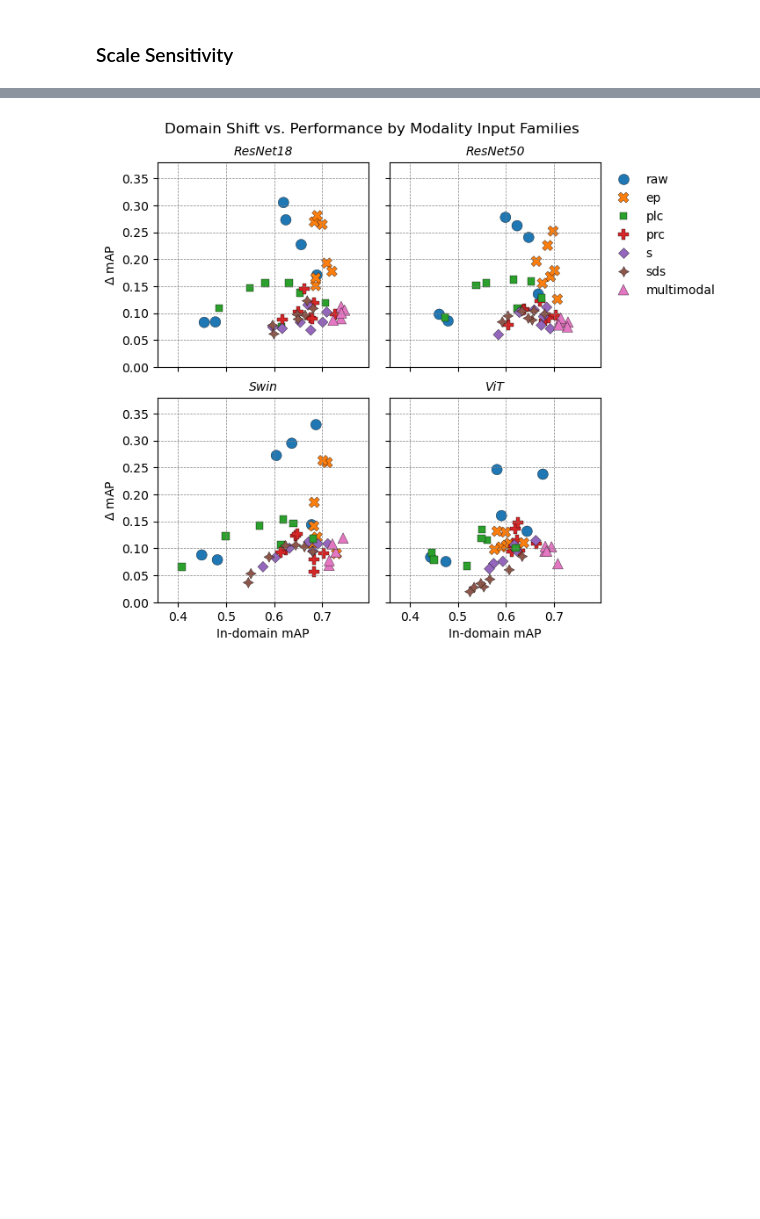
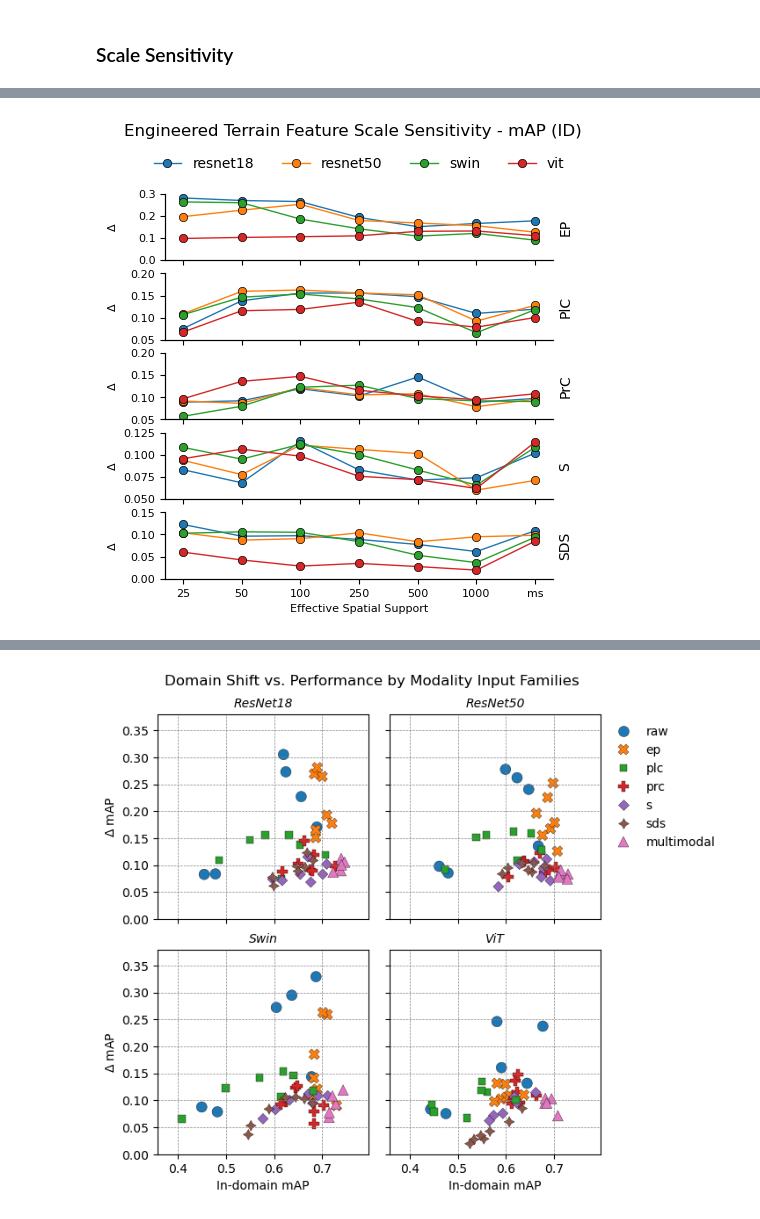
Before and after one commit to masseygeo/earthscape, a Jupyter notebook: notebooks/analysis_cls.ipynb, the cells around one changed output, grey strips where cells are left out. Saved outputs shown, nothing was run; the diff lists cells and outputs as text; code cells hidden in the pictures; blank space fills up the shorter version.

```diff
--- a/notebooks/analysis_cls.ipynb
+++ b/notebooks/analysis_cls.ipynb
@@ -491 +492,89 @@ plt.show()
+# %%
+#############################################
+# Terrain Feature Scale-Sensitivity - Delta
+#############################################
+
+# path to compiled data...
+compiled_path = os.path.join(assets_dir, 'compiled_global.csv')
+
+# metric to plot...
+metric = 'map'
+metric_label = 'mAP'
+
+# output path for figure
+output_path = os.path.join(assets_dir, 'scale_sensitivity_map_delta.png')
+
+
+##### pre-processing...
+# read compiled data into df
+df_compiled = pd.read_csv(compiled_path)
+
+# parse input modality string into modality family & scale (e.g., ep-51 -> ep, 51)
+df_compiled[['family', 'scale']] = df_compiled['input'].apply(lambda x: pd.Series(parse_features(x)))
+
+# define raw sensor feature family & scale (native GSD)...
+engineered_features = ['ep', 'plc', 'prc', 's', 'sds']
+mask1 = df_compiled['family'] == 'multimodal'
+mask2 = df_compiled['family'].isin(engineered_features)
+df_compiled.loc[~mask1 & ~mask2, ['family', 'scale']] = 'raw', '5'
+
+# define spatial support (effective recteptive area)...
+support_bins = [25, 50, 100, 250, 500, 1000]
+support_order = support_bins + ['ms']
+df_compiled['spatial_support'] = df_compiled['scale'].apply(lambda x: spatial_support(x, support_bins))
+df_compiled['spatial_support'] = pd.Categorical(df_compiled['spatial_support'], categories=support_order, ordered=True)
+
+df_compiled['delta'] = np.abs(df_compiled[f"macro_{metric} (id)"] - df_compiled[f"macro_{metric} (cd)"])
+
+
+##### plot...
+fig, ax = plt.subplots(nrows=5, figsize=(5,5))
+ax = ax.ravel()
+
+# iterate through engineered terrain features...
+for idx, fam in enumerate(engineered_features):
+
+    # get terrain feature subset df
+    subset = df_compiled[df_compiled['family'] == fam].copy()
+
+    # iterate through model architectures & plot line with markers...
+    for m in subset['model'].unique():
+        df = subset[subset['model'] == m].copy()
+        df.sort_values('spatial_support', ascending=True, na_position='last', inplace=True)
+        df.reset_index(drop=True, inplace=True)
+        df['spatial_support'] = df['spatial_support'].astype(str)
+        ax[idx].plot(df['spatial_support'], df['delta'], marker='o', linewidth=1, markeredgecolor='k', markeredgewidth=0.5, label=m)
+
+    # max_val = subset[f"macro_{metric} (id)"].max()
+    # ax[idx].axhline(y=max_val, color='k', linewidth=1, linestyle='--')
+
+    # customize plot...
+    ylab = fam.upper() if not fam.startswith('p') else fam[:1].upper() + fam[1:2].lower() + fam[2:].upper()
+    ax2 = ax[idx].twinx()
+    ax2.set_yticks([])
+    ax2.set_ylabel(ylab)
+    ax[idx].set_ylabel(r'$\Delta$', fontsize=8)
+    ax[idx].set_yticks(ax[idx].get_yticks())
+    ax[idx].set_yticklabels(ax[idx].get_yticklabels(), fontsize=8)
+    ax[idx].spines['right'].set_visible(False)
+    ax[idx].spines['top'].set_visible(False)
+    ax2.spines['right'].set_visible(False)
+    ax2.spines['top'].set_visible(False)
+
+# more plot customization...
+ax[0].legend(loc='upper center', bbox_to_anchor=(0.5, 1.75), frameon=False, ncols=4)
+ax[4].set_xticks(ax[4].get_xticks())
+ax[4].set_xticklabels(ax[4].get_xticklabels(), fontsize=8)
+ax[4].set_xlabel('Effective Spatial Support', fontsize=8)
+for axes in ax[:-1]:
+    axes.set_xticklabels('')
+    axes.set_xlabel('')
+fig.align_ylabels()
+plt.suptitle(f"Engineered Terrain Feature Scale Sensitivity - {metric_label} (ID)", y=1.02)
+
+# plot and save...
+plt.savefig(output_path, bbox_inches='tight', pad_inches=0, dpi=300)
+plt.show()
+# %% [output]
+[figure, added]
 # %% [markdown]
```
Also changed, not shown: parts of 8 cells of this notebook, 12 other files.
